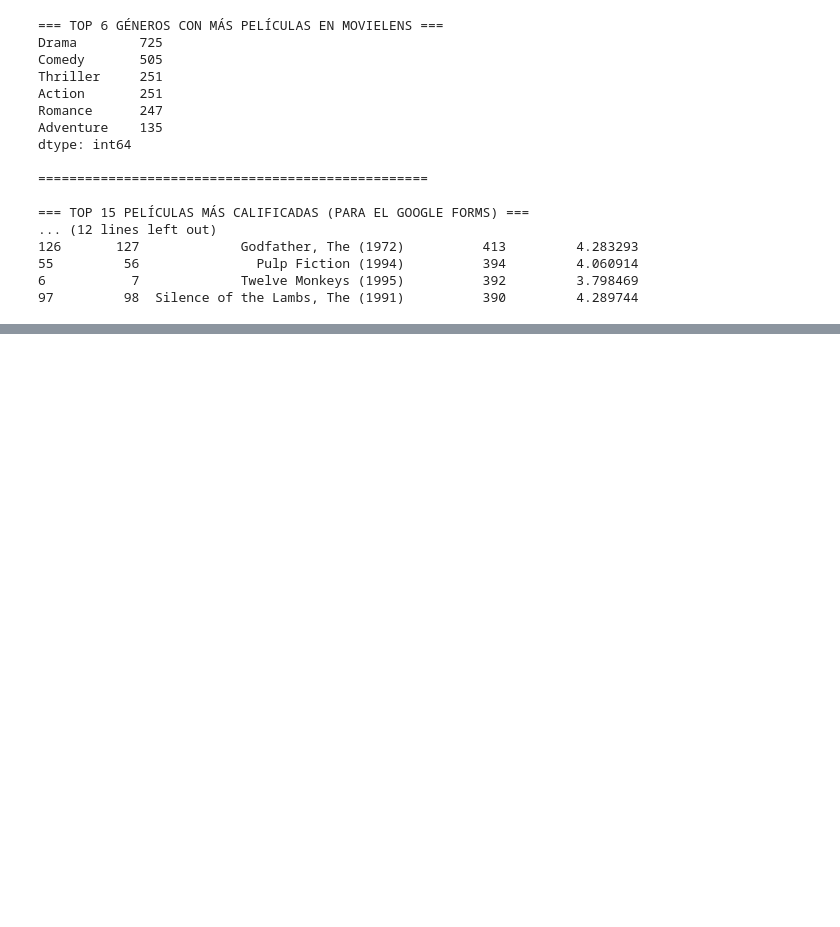
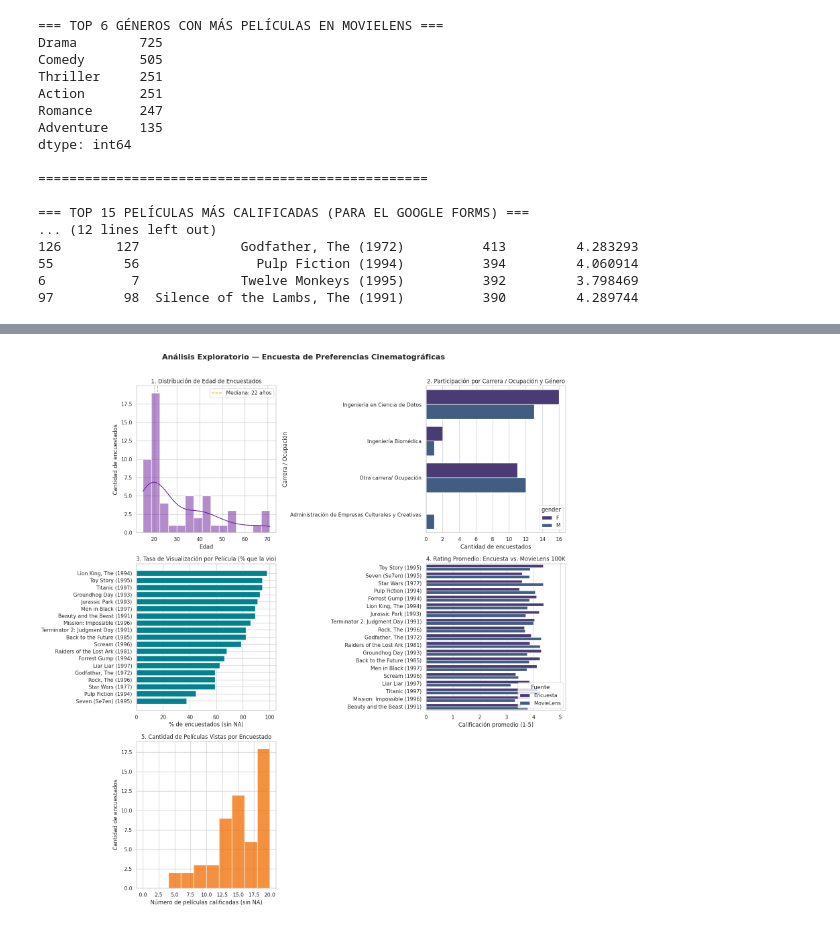
Before and after one commit to Laura487ortiz/Bayesian_recommendation_system, a Jupyter notebook: Consultas_dataset.ipynb, the cells around one changed output, grey strips where cells are left out. Saved outputs shown, nothing was run; the diff lists cells and outputs as text; code cells hidden in the pictures; blank space fills up the shorter version.

```diff
--- a/Consultas_dataset.ipynb
+++ b/Consultas_dataset.ipynb
@@ -276,0 +409,50 @@ print(df_items[['movie_id', 'movie_title']].head())
+# %%
+fig, axes = plt.subplots(3, 2, figsize=(16, 17))
+fig.suptitle("Análisis Exploratorio — Encuesta de Preferencias Cinematográficas", fontsize=16, fontweight='bold')
+
+# Gráfico 1: Distribución de edad de los encuestados
+sns.histplot(df_survey['age'], bins=15, kde=True, ax=axes[0, 0], color='#6a1b9a')
+axes[0, 0].axvline(df_survey['age'].median(), color='orange', linestyle='--', label=f"Mediana: {df_survey['age'].median():.0f} años")
+axes[0, 0].set_title("1. Distribución de Edad de Encuestados")
+axes[0, 0].set_xlabel("Edad")
+axes[0, 0].set_ylabel("Cantidad de encuestados")
+axes[0, 0].legend()
+
+# Gráfico 2: Participación por Carrera / Ocupación y Género
+sns.countplot(data=df_survey, y='programa_raw', hue='gender', ax=axes[0, 1])
+axes[0, 1].set_title("2. Participación por Carrera / Ocupación y Género")
+axes[0, 1].set_xlabel("Cantidad de encuestados")
+axes[0, 1].set_ylabel("Carrera / Ocupación")
+
+# Gráfico 3: Porcentaje de encuestados que vieron cada película (excluyendo NA)
+tasa_vista = (df_survey_ratings.groupby('movie_id')['rating'].count() / len(df_survey) * 100).reset_index()
+tasa_vista = tasa_vista.merge(df_items[['movie_id', 'movie_title']], on='movie_id').sort_values('rating', ascending=True)
+axes[1, 0].barh(tasa_vista['movie_title'], tasa_vista['rating'], color='#00838f')
+axes[1, 0].set_title("3. Tasa de Visualización por Película (% que la vio)")
+axes[1, 0].set_xlabel("% de encuestados (sin NA)")
+axes[1, 0].set_xlim(0, 105)
+
+# Gráfico 4: Comparativa de Rating Promedio (Encuesta vs. MovieLens 100K)
+avg_survey = df_survey_ratings.groupby('movie_id')['rating'].mean().rename('Encuesta')
+avg_ml = df_ratings[df_ratings['movie_id'].isin(avg_survey.index)].groupby('movie_id')['rating'].mean().rename('MovieLens')
+comp_df = pd.concat([avg_survey, avg_ml], axis=1).reset_index().merge(df_items[['movie_id', 'movie_title']], on='movie_id')
+comp_melt = comp_df.melt(id_vars='movie_title', value_vars=['Encuesta', 'MovieLens'], var_name='Fuente', value_name='Promedio')
+
+sns.barplot(data=comp_melt, y='movie_title', x='Promedio', hue='Fuente', ax=axes[1, 1])
+axes[1, 1].set_title("4. Rating Promedio: Encuesta vs. MovieLens 100K")
+axes[1, 1].set_xlabel("Calificación promedio (1-5)")
+axes[1, 1].set_ylabel("")
+axes[1, 1].set_xlim(0, 5.2)
+
+# Gráfico 5: Cantidad de películas vistas por cada encuestado
+vistas_por_persona = df_survey_ratings.groupby('user_id')['movie_id'].count()
+sns.histplot(vistas_por_persona, bins=range(0, 22, 2), ax=axes[2, 0], color='#ef6c00')
+axes[2, 0].set_title("5. Cantidad de Películas Vistas por Encuestado")
+axes[2, 0].set_xlabel("Número de películas calificadas (sin NA)")
+axes[2, 0].set_ylabel("Cantidad de encuestados")
+
+axes[2, 1].axis('off')
+plt.tight_layout(rect=[0, 0, 1, 0.97])
+plt.show()
+# %% [output]
+[figure, added]
```
Also changed, not shown: parts of 12 cells of this notebook.
